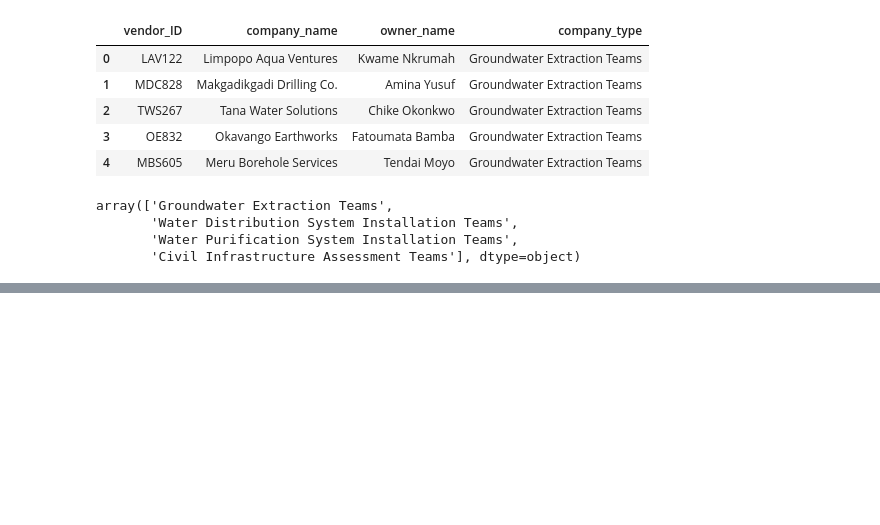
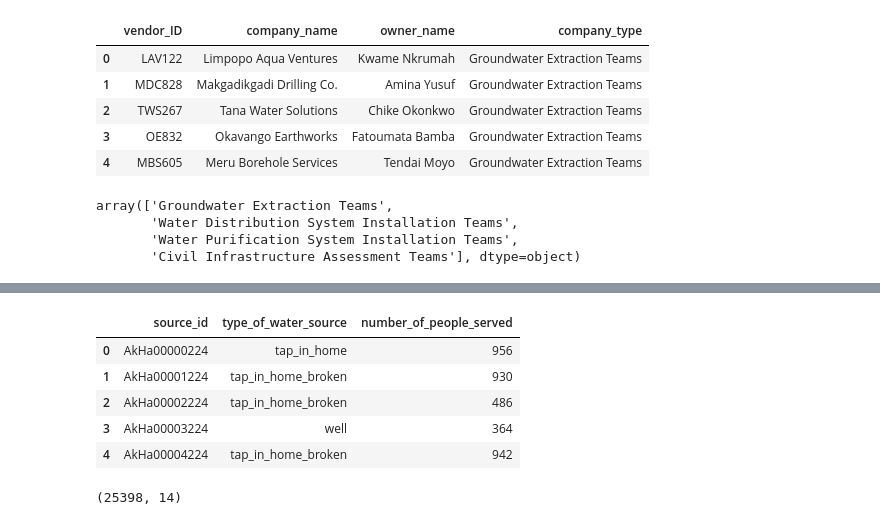
Before and after one commit to Jagunmolu/pandas_data_cleaning, a Jupyter notebook: alx_project_four/start.ipynb, the cells around one changed output, grey strips where cells are left out. Drawn from its saved outputs; the diff is of its cells as text; code cells hidden in the pictures; blank space fills up the shorter version.

```diff
--- a/alx_project_four/start.ipynb
+++ b/alx_project_four/start.ipynb
@@ -172,0 +267,13 @@ array(['Groundwater Extraction Teams',
+# %%
+water_source.head()
+# %% [output]
+|  | source_id | type_of_water_source | number_of_people_served |
+| 0 | AkHa00000224 | tap_in_home | 956 |
+| 1 | AkHa00001224 | tap_in_home_broken | 930 |
+| 2 | AkHa00002224 | tap_in_home_broken | 486 |
+| 3 | AkHa00003224 | well | 364 |
+| 4 | AkHa00004224 | tap_in_home_broken | 942 |
+# %%
+project_progress.shape
+# %% [output]
+(25398, 14)
```
Also changed, not shown: parts of 14 cells of this notebook, 2 other files.
